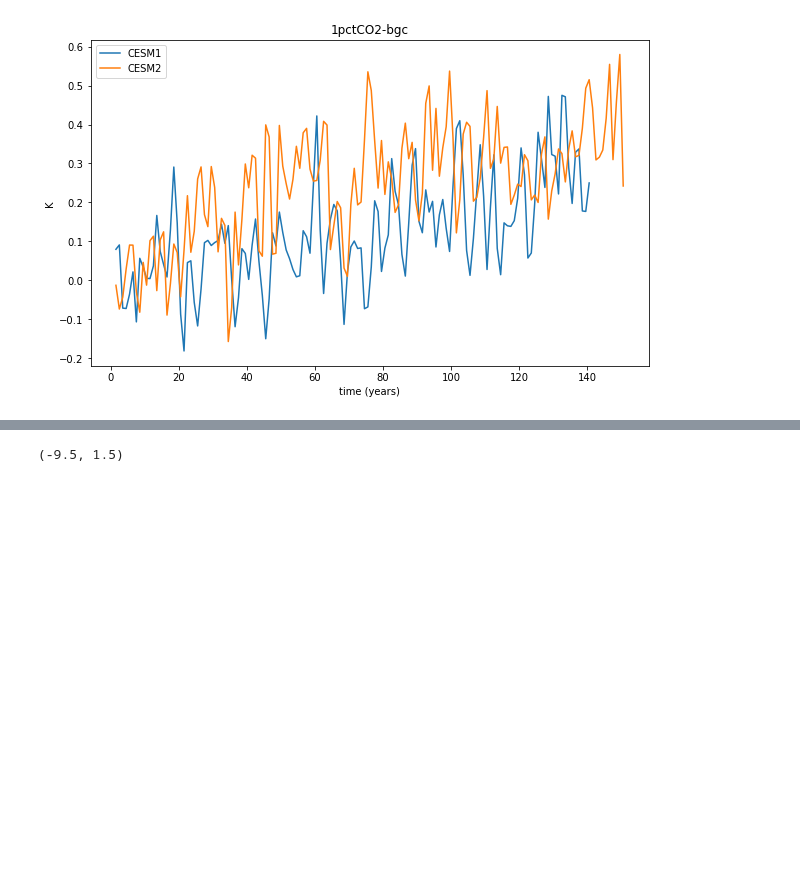
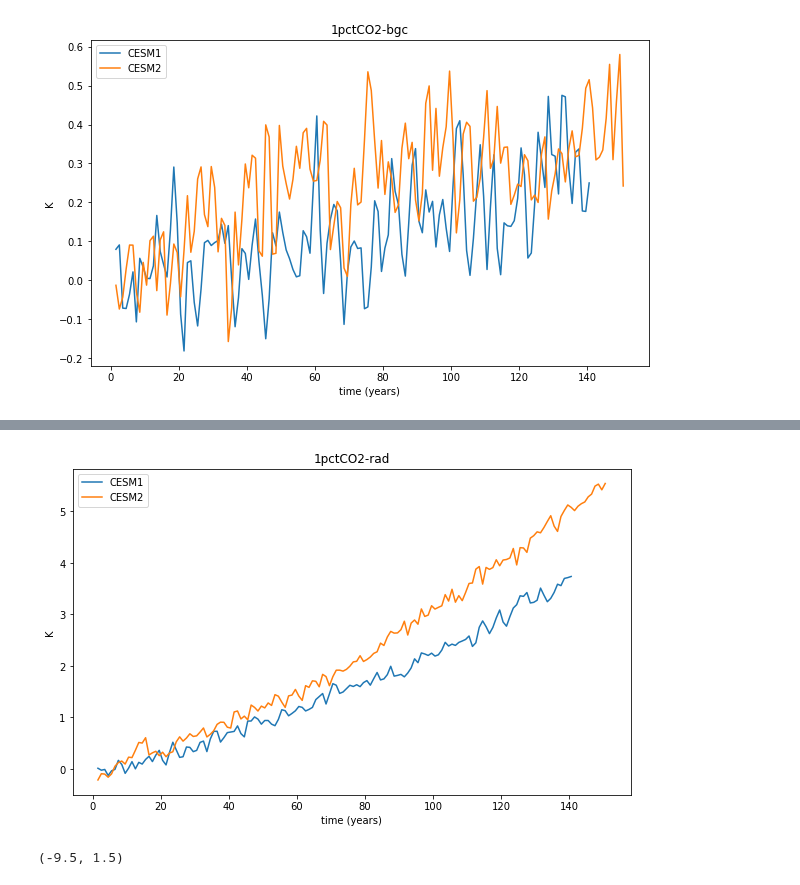
Before and after one commit to klindsay28/CESM2_coup_carb_cycle_JAMES, a Jupyter notebook: 1pctCO2.ipynb, the cells around one changed output, grey strips where cells are left out. Saved outputs shown, nothing was run; the diff lists cells and outputs as text; code cells hidden in the pictures; blank space fills up the shorter version.

```diff
--- a/1pctCO2.ipynb
+++ b/1pctCO2.ipynb
@@ -61,3 +82,8 @@ tseries_mod.tseries_plot_1var('TS_anom', [ds_1pctCO2_bgc_cmip5_ann, ds_1pctCO2_b
+# %%
+tseries_mod.tseries_plot_1var('TS_anom', [ds_1pctCO2_rad_cmip5_ann, ds_1pctCO2_rad_ann],
+                              ['CESM1', 'CESM2'], '1pctCO2-rad', region_val='Global')
+# %% [output]
+[figure, added]
 # %%
 varname = 'SFCO2_LND'
 tseries_mod.tseries_plot_1var(varname, [ds_1pctCO2_bgc_cmip5_ann, ds_1pctCO2_bgc_ann],
```
Also changed, not shown: parts of 9 cells of this notebook, 3 other files.
